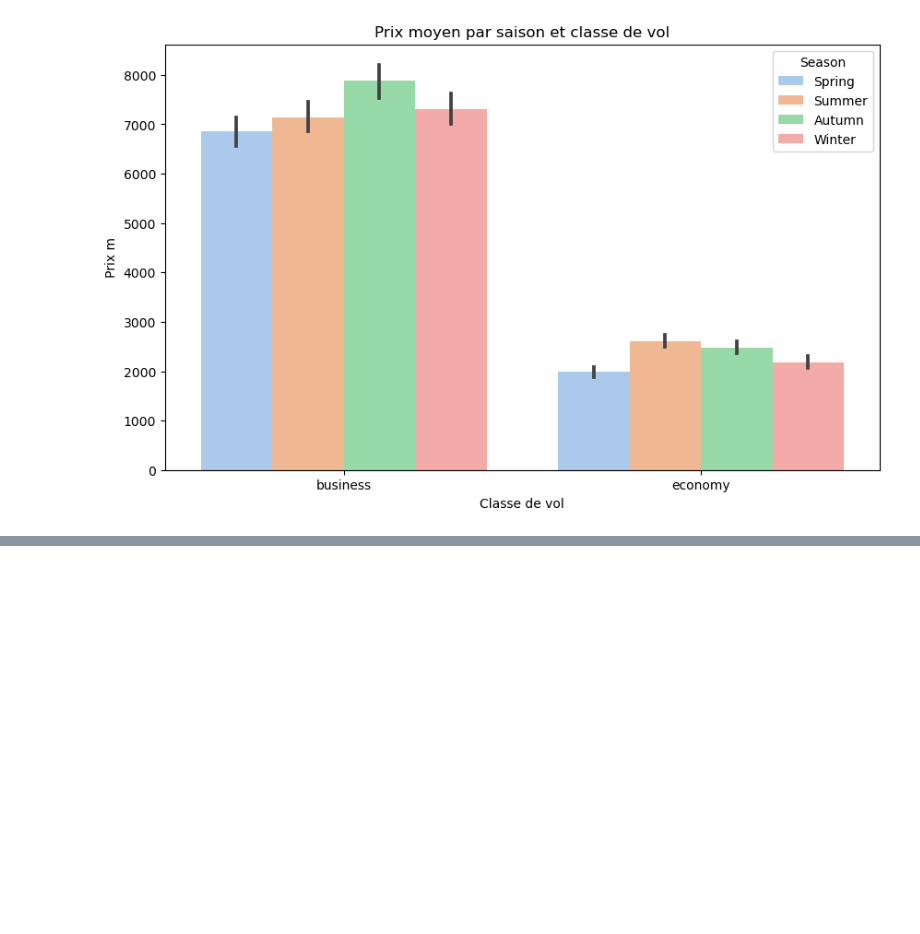
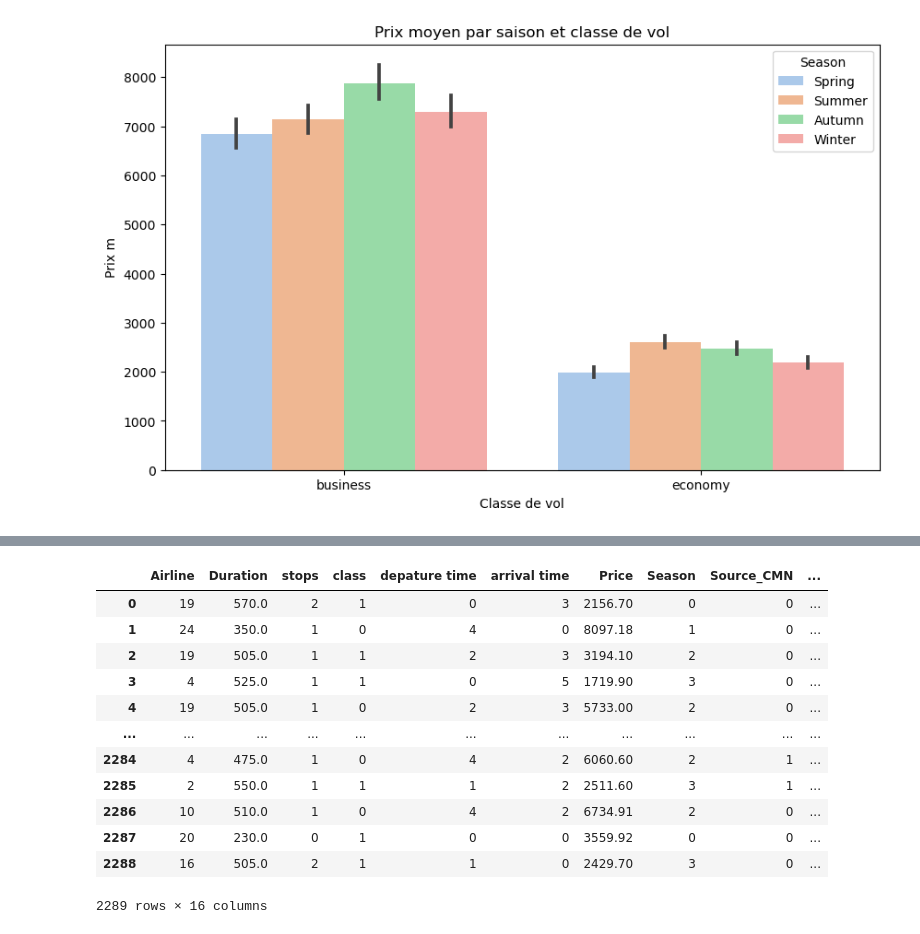
Before and after one commit to aarbatfarah1/flight-price-prediction, a Jupyter notebook: notebooks/Exploratory_Data_Analysis.ipynb, the cells around one changed output, grey strips where cells are left out. Cells and saved outputs as stored; diff of their text form; code cells hidden in the pictures; blank space fills up the shorter version.

```diff
--- a/notebooks/Exploratory_Data_Analysis.ipynb
+++ b/notebooks/Exploratory_Data_Analysis.ipynb
@@ -263,0 +220,2 @@ fig.show()
+# %%
+data=final_df
@@ -263,0 +224,16 @@ fig.show()
+# %%
+data
+# %% [output]
+|  | Airline | Duration | stops | class | depature time | arrival time | Price | Season | Source_CMN | ... |
+| 0 | 19 | 570.0 | 2 | 1 | 0 | 3 | 2156.70 | 0 | 0 | ... |
+| 1 | 24 | 350.0 | 1 | 0 | 4 | 0 | 8097.18 | 1 | 0 | ... |
+| 2 | 19 | 505.0 | 1 | 1 | 2 | 3 | 3194.10 | 2 | 0 | ... |
+| 3 | 4 | 525.0 | 1 | 1 | 0 | 5 | 1719.90 | 3 | 0 | ... |
+| 4 | 19 | 505.0 | 1 | 0 | 2 | 3 | 5733.00 | 2 | 0 | ... |
+| ... | ... | ... | ... | ... | ... | ... | ... | ... | ... | ... |
+| 2284 | 4 | 475.0 | 1 | 0 | 4 | 2 | 6060.60 | 2 | 1 | ... |
+| 2285 | 2 | 550.0 | 1 | 1 | 1 | 2 | 2511.60 | 3 | 1 | ... |
+| 2286 | 10 | 510.0 | 1 | 0 | 4 | 2 | 6734.91 | 2 | 0 | ... |
+| 2287 | 20 | 230.0 | 0 | 1 | 0 | 0 | 3559.92 | 0 | 0 | ... |
+| 2288 | 16 | 505.0 | 2 | 1 | 1 | 0 | 2429.70 | 3 | 0 | ... |
+2289 rows × 16 columns
```
Also changed, not shown: parts of 29 cells of this notebook, 33 other files.
